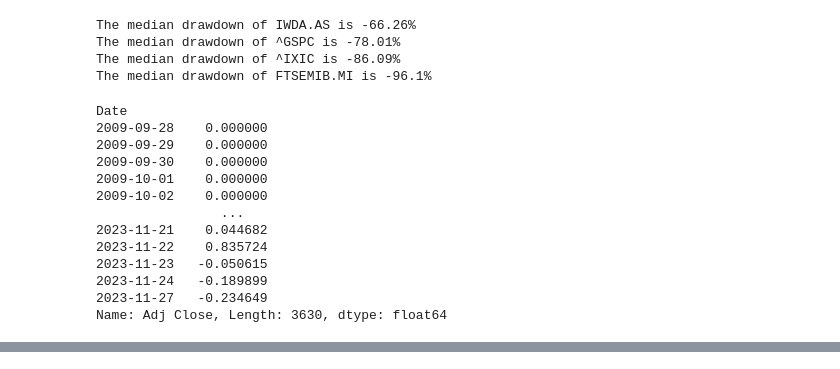
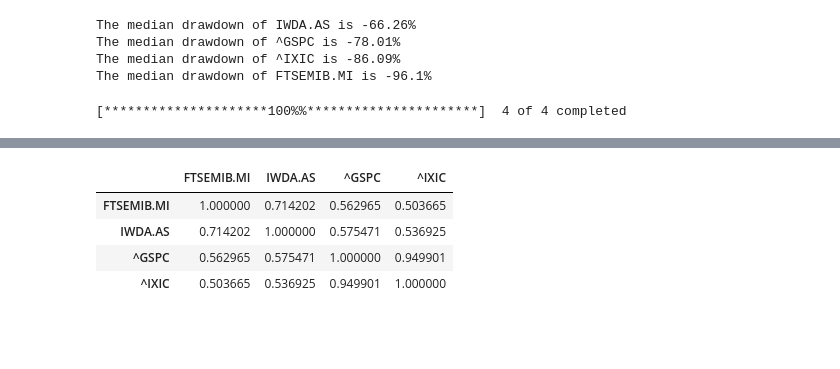
Before and after one commit to mak8427/My-site, a Jupyter notebook: finance/Portfolios/Portfolio1/portfolio1.ipynb, the cells around one changed output, grey strips where cells are left out. Drawn from its saved outputs; the diff is of its cells as text; code cells hidden in the pictures; blank space fills up the shorter version.

```diff
--- a/finance/Portfolios/Portfolio1/portfolio1.ipynb
+++ b/finance/Portfolios/Portfolio1/portfolio1.ipynb
@@ -144,17 +144,6 @@ The median drawdown of FTSEMIB.MI is -96.1%
 # %%
-df_joined=df_Tickers[TICKERS[0]]
-for TICKER in TICKERS:
+df_joined=yf.download(TICKERS)["Adj Close"].pct_change(1).dropna()
+
+df_joined.corr()
 # %% [output]
-Date
-2009-09-28    0.000000
-2009-09-29    0.000000
-2009-09-30    0.000000
-2009-10-01    0.000000
-2009-10-02    0.000000
-                ...
-2023-11-21    0.044682
-2023-11-22    0.835724
-2023-11-23   -0.050615
-2023-11-24   -0.189899
-2023-11-27   -0.234649
-Name: Adj Close, Length: 3630, dtype: float64
+[*********************100%%**********************]  4 of 4 completed
@@ -160,0 +151,5 @@ Name: Adj Close, Length: 3630, dtype: float64
+|  | FTSEMIB.MI | IWDA.AS | ^GSPC | ^IXIC |
+| FTSEMIB.MI | 1.000000 | 0.714202 | 0.562965 | 0.503665 |
+| IWDA.AS | 0.714202 | 1.000000 | 0.575471 | 0.536925 |
+| ^GSPC | 0.562965 | 0.575471 | 1.000000 | 0.949901 |
+| ^IXIC | 0.503665 | 0.536925 | 0.949901 | 1.000000 |
```
Also changed, not shown: parts of 6 cells of this notebook.
